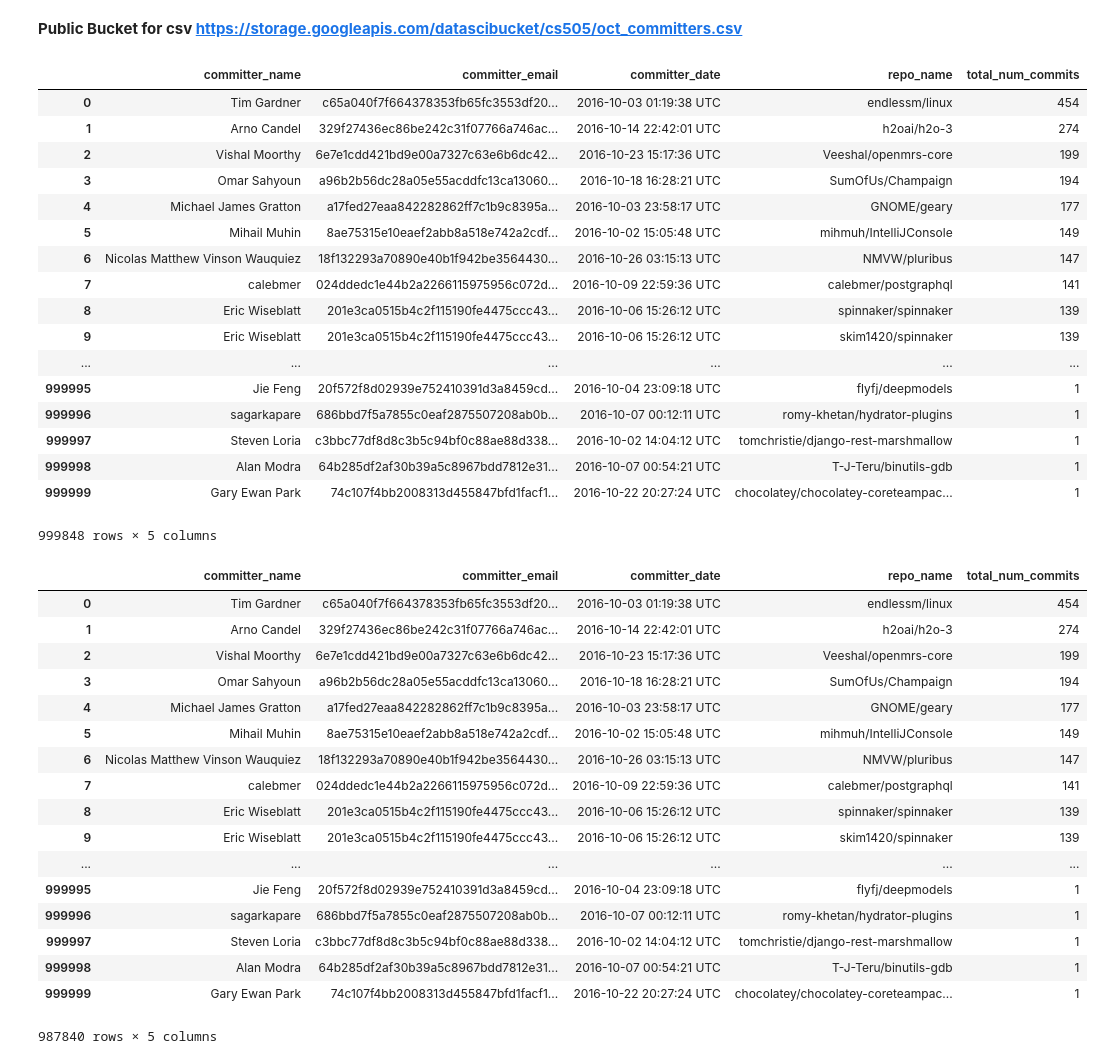
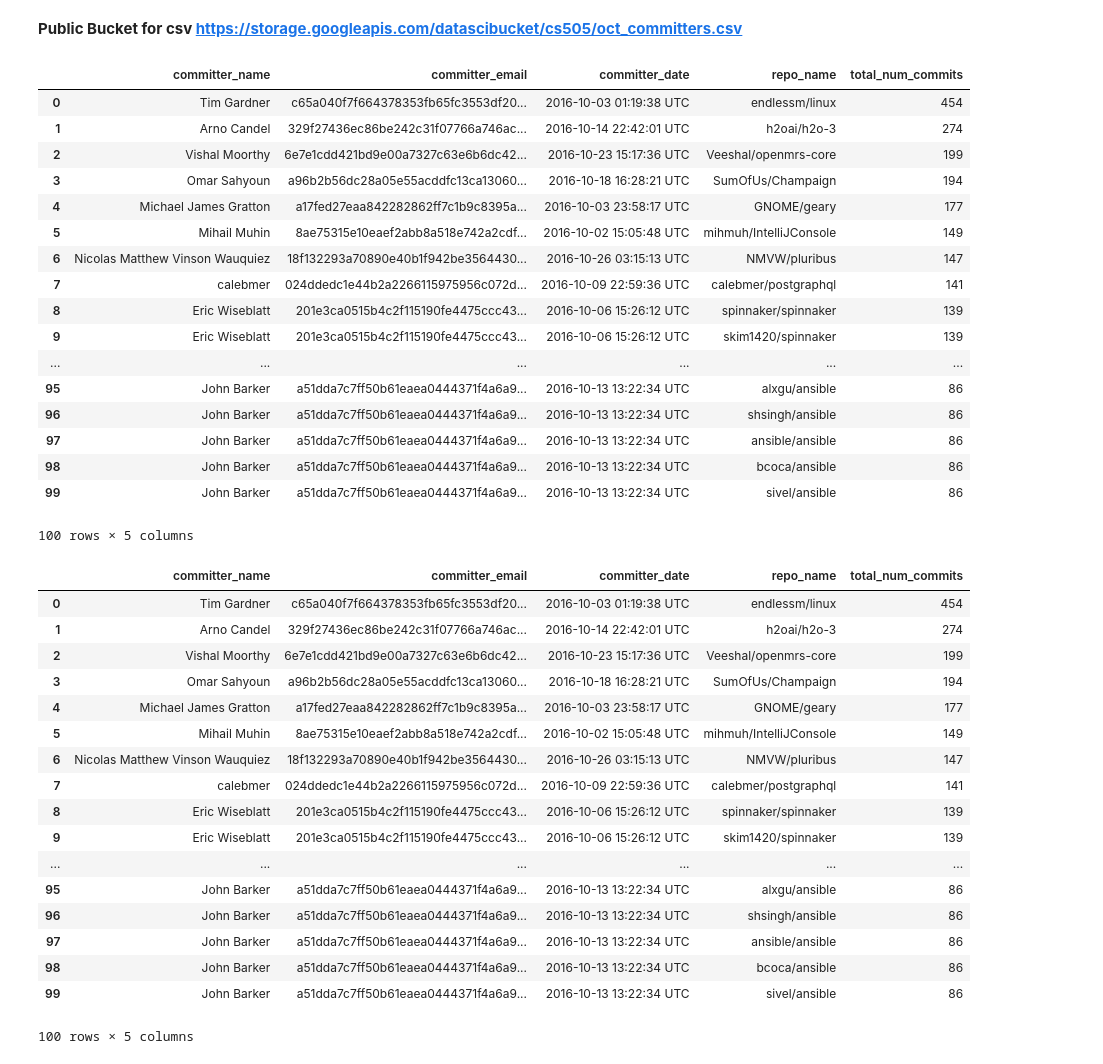
Before and after one commit to bsiaotickchong/CS505-Github_Community_Analysis, a Jupyter notebook: github-analysis.ipynb, the cells around one changed output. Cells and saved outputs as stored; diff of their text form; code cells hidden in the pictures.

```diff
--- a/github-analysis.ipynb
+++ b/github-analysis.ipynb
@@ -15,30 +15,30 @@ import re
 df = pd.read_csv('oct_committers.csv')
 # %%
 df = df.dropna()
-df
+df.head(100)
 # %% [output]
 |  | committer_name | committer_email | committer_date | repo_name | total_num_commits |
 | 0 | Tim Gardner | c65a040f7f664378353fb65fc3553df20... | 2016-10-03 01:19:38 UTC | endlessm/linux | 454 |
 | 1 | Arno Candel | 329f27436ec86be242c31f07766a746ac... | 2016-10-14 22:42:01 UTC | h2oai/h2o-3 | 274 |
 | 2 | Vishal Moorthy | 6e7e1cdd421bd9e00a7327c63e6b6dc42... | 2016-10-23 15:17:36 UTC | Veeshal/openmrs-core | 199 |
 | 3 | Omar Sahyoun | a96b2b56dc28a05e55acddfc13ca13060... | 2016-10-18 16:28:21 UTC | SumOfUs/Champaign | 194 |
 | 4 | Michael James Gratton | a17fed27eaa842282862ff7c1b9c8395a... | 2016-10-03 23:58:17 UTC | GNOME/geary | 177 |
 | 5 | Mihail Muhin | 8ae75315e10eaef2abb8a518e742a2cdf... | 2016-10-02 15:05:48 UTC | mihmuh/IntelliJConsole | 149 |
 | 6 | Nicolas Matthew Vinson Wauquiez | 18f132293a70890e40b1f942be3564430... | 2016-10-26 03:15:13 UTC | NMVW/pluribus | 147 |
 | 7 | calebmer | 024ddedc1e44b2a2266115975956c072d... | 2016-10-09 22:59:36 UTC | calebmer/postgraphql | 141 |
 | 8 | Eric Wiseblatt | 201e3ca0515b4c2f115190fe4475ccc43... | 2016-10-06 15:26:12 UTC | spinnaker/spinnaker | 139 |
 | 9 | Eric Wiseblatt | 201e3ca0515b4c2f115190fe4475ccc43... | 2016-10-06 15:26:12 UTC | skim1420/spinnaker | 139 |
 | ... | ... | ... | ... | ... | ... |
-| 999995 | Jie Feng | 20f572f8d02939e752410391d3a8459cd... | 2016-10-04 23:09:18 UTC | flyfj/deepmodels | 1 |
-| 999996 | sagarkapare | 686bbd7f5a7855c0eaf2875507208ab0b... | 2016-10-07 00:12:11 UTC | romy-khetan/hydrator-plugins | 1 |
-| 999997 | Steven Loria | c3bbc77df8d8c3b5c94bf0c88ae88d338... | 2016-10-02 14:04:12 UTC | tomchristie/django-rest-marshmallow | 1 |
-| 999998 | Alan Modra | 64b285df2af30b39a5c8967bdd7812e31... | 2016-10-07 00:54:21 UTC | T-J-Teru/binutils-gdb | 1 |
-| 999999 | Gary Ewan Park | 74c107f4bb2008313d455847bfd1facf1... | 2016-10-22 20:27:24 UTC | chocolatey/chocolatey-coreteampac... | 1 |
+| 95 | John Barker | a51dda7c7ff50b61eaea0444371f4a6a9... | 2016-10-13 13:22:34 UTC | alxgu/ansible | 86 |
+| 96 | John Barker | a51dda7c7ff50b61eaea0444371f4a6a9... | 2016-10-13 13:22:34 UTC | shsingh/ansible | 86 |
+| 97 | John Barker | a51dda7c7ff50b61eaea0444371f4a6a9... | 2016-10-13 13:22:34 UTC | ansible/ansible | 86 |
+| 98 | John Barker | a51dda7c7ff50b61eaea0444371f4a6a9... | 2016-10-13 13:22:34 UTC | bcoca/ansible | 86 |
+| 99 | John Barker | a51dda7c7ff50b61eaea0444371f4a6a9... | 2016-10-13 13:22:34 UTC | sivel/ansible | 86 |
-999848 rows × 5 columns
+100 rows × 5 columns
 # %%
 # only gets rows where there is a valid email for the user
-df_with_emails = df[df.committer_email.str.contains(r"(^[a-zA-Z0-9_.+-]+@[a-zA-Z0-9-]+\.[a-zA-Z0-9-.]+$)", regex=True)]
-df_with_emails
+df_valid_emails = df[df.committer_email.str.contains(r"(^[a-zA-Z0-9_.+-]+@[a-zA-Z0-9-]+\.[a-zA-Z0-9-.]+$)", regex=True)]
+df_valid_emails.head(100)
 # %% [output]
 |  | committer_name | committer_email | committer_date | repo_name | total_num_commits |
 | 0 | Tim Gardner | c65a040f7f664378353fb65fc3553df20... | 2016-10-03 01:19:38 UTC | endlessm/linux | 454 |
@@ -52,10 +52,10 @@ df_with_emails
 | 8 | Eric Wiseblatt | 201e3ca0515b4c2f115190fe4475ccc43... | 2016-10-06 15:26:12 UTC | spinnaker/spinnaker | 139 |
 | 9 | Eric Wiseblatt | 201e3ca0515b4c2f115190fe4475ccc43... | 2016-10-06 15:26:12 UTC | skim1420/spinnaker | 139 |
 | ... | ... | ... | ... | ... | ... |
-| 999995 | Jie Feng | 20f572f8d02939e752410391d3a8459cd... | 2016-10-04 23:09:18 UTC | flyfj/deepmodels | 1 |
-| 999996 | sagarkapare | 686bbd7f5a7855c0eaf2875507208ab0b... | 2016-10-07 00:12:11 UTC | romy-khetan/hydrator-plugins | 1 |
-| 999997 | Steven Loria | c3bbc77df8d8c3b5c94bf0c88ae88d338... | 2016-10-02 14:04:12 UTC | tomchristie/django-rest-marshmallow | 1 |
-| 999998 | Alan Modra | 64b285df2af30b39a5c8967bdd7812e31... | 2016-10-07 00:54:21 UTC | T-J-Teru/binutils-gdb | 1 |
-| 999999 | Gary Ewan Park | 74c107f4bb2008313d455847bfd1facf1... | 2016-10-22 20:27:24 UTC | chocolatey/chocolatey-coreteampac... | 1 |
+| 95 | John Barker | a51dda7c7ff50b61eaea0444371f4a6a9... | 2016-10-13 13:22:34 UTC | alxgu/ansible | 86 |
+| 96 | John Barker | a51dda7c7ff50b61eaea0444371f4a6a9... | 2016-10-13 13:22:34 UTC | shsingh/ansible | 86 |
+| 97 | John Barker | a51dda7c7ff50b61eaea0444371f4a6a9... | 2016-10-13 13:22:34 UTC | ansible/ansible | 86 |
+| 98 | John Barker | a51dda7c7ff50b61eaea0444371f4a6a9... | 2016-10-13 13:22:34 UTC | bcoca/ansible | 86 |
+| 99 | John Barker | a51dda7c7ff50b61eaea0444371f4a6a9... | 2016-10-13 13:22:34 UTC | sivel/ansible | 86 |
-987840 rows × 5 columns
+100 rows × 5 columns
 # %%
```
Also changed, not shown: parts of 3 cells of this notebook.
